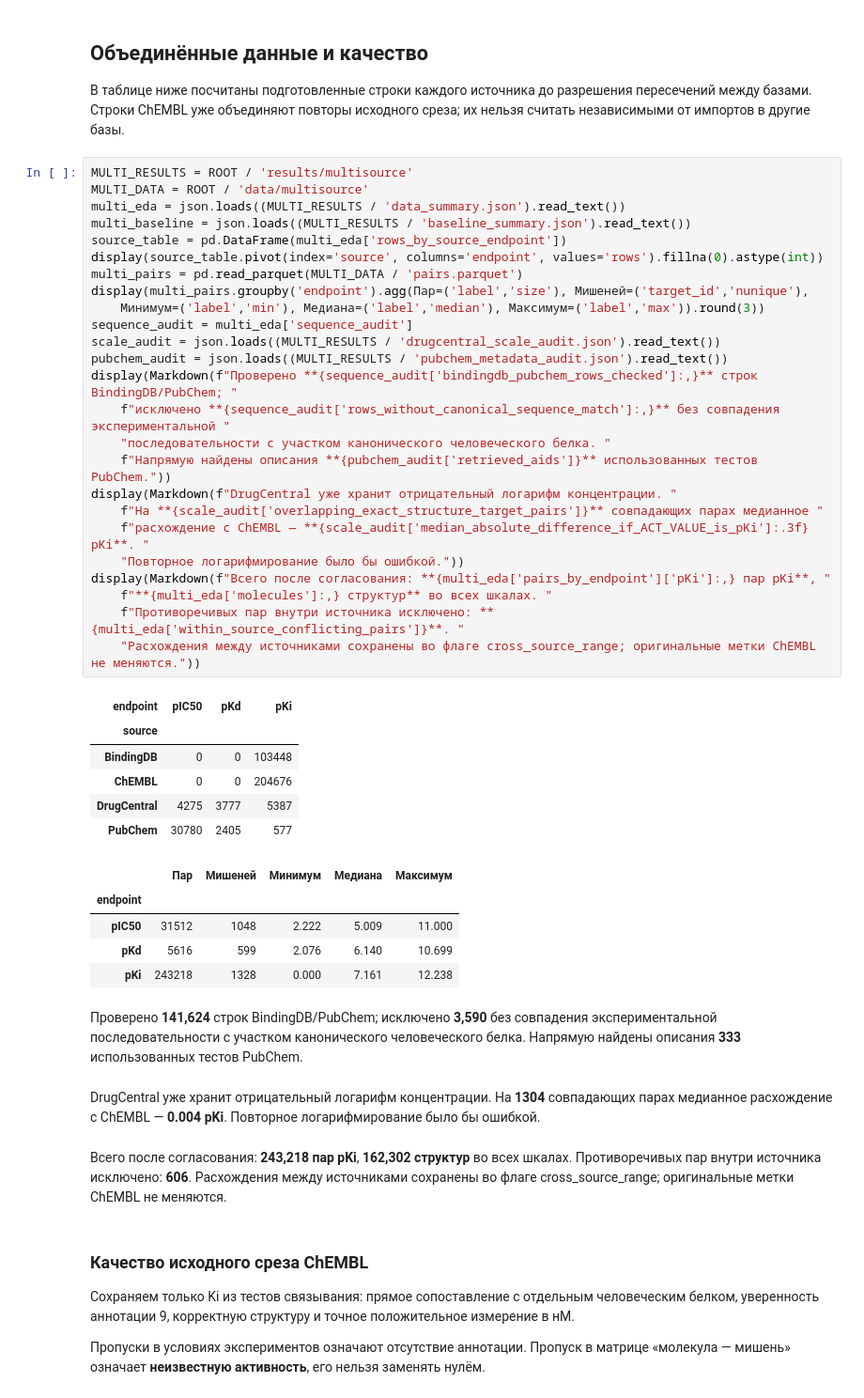
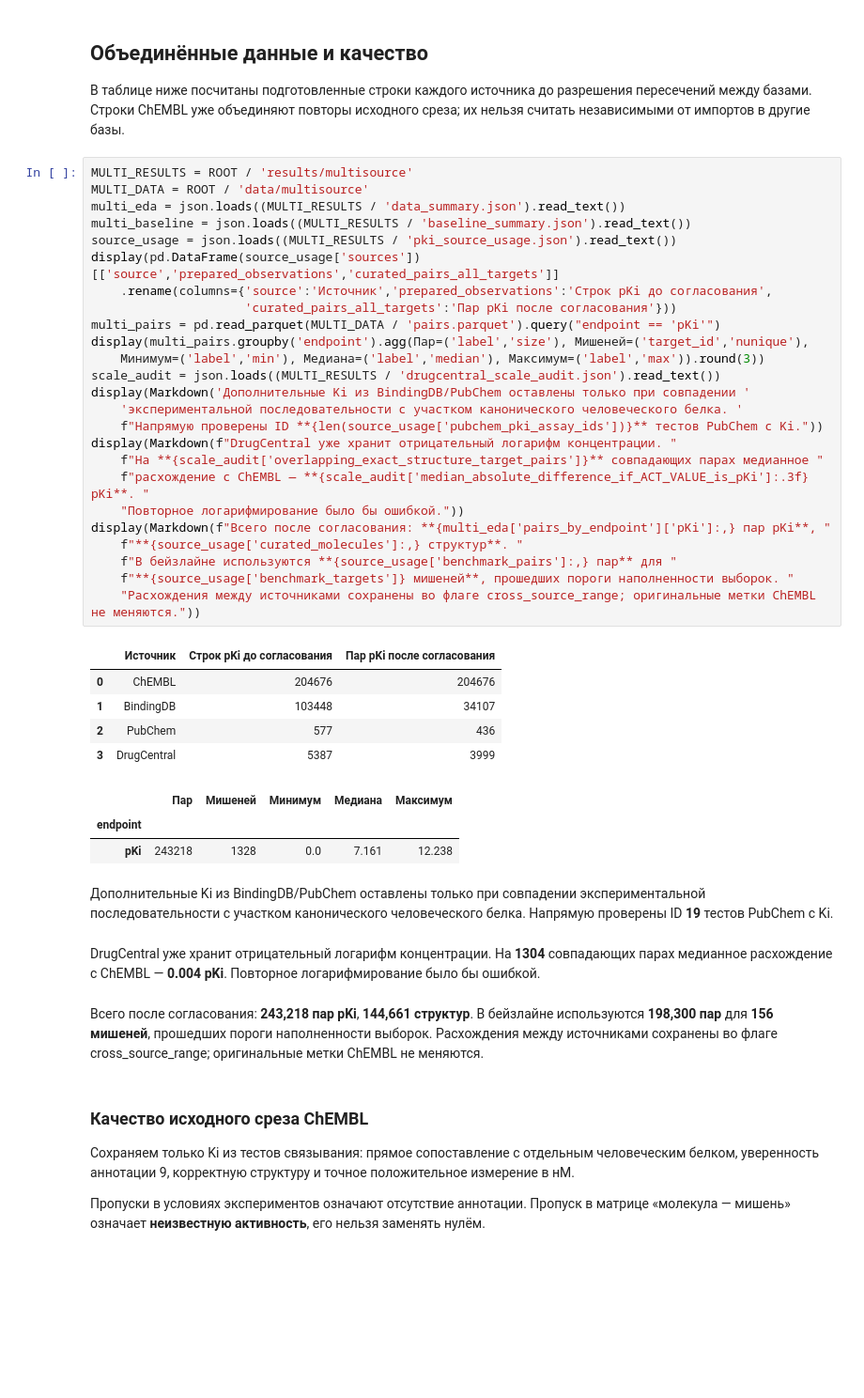
Before and after one commit to TimothyShumilov/Year_project_2026-2027_drug_repurposing, a Jupyter notebook: EDA.ipynb, the cells around one changed output. Shown at 94% size. Drawn from its saved outputs; the diff is of its cells as text; blank space fills up the shorter version.

```diff
--- a/EDA.ipynb
+++ b/EDA.ipynb
@@ -110,43 +117,40 @@ display(pd.DataFrame({'Показатель': ['Исходных измерен
 # %%
 MULTI_RESULTS = ROOT / 'results/multisource'
 MULTI_DATA = ROOT / 'data/multisource'
 multi_eda = json.loads((MULTI_RESULTS / 'data_summary.json').read_text())
 multi_baseline = json.loads((MULTI_RESULTS / 'baseline_summary.json').read_text())
-source_table = pd.DataFrame(multi_eda['rows_by_source_endpoint'])
-display(source_table.pivot(index='source', columns='endpoint', values='rows').fillna(0).astype(int))
-multi_pairs = pd.read_parquet(MULTI_DATA / 'pairs.parquet')
+source_usage = json.loads((MULTI_RESULTS / 'pki_source_usage.json').read_text())
+display(pd.DataFrame(source_usage['sources'])[['source','prepared_observations','curated_pairs_all_targets']]
+    .rename(columns={'source':'Источник','prepared_observations':'Строк pKi до согласования',
+                     'curated_pairs_all_targets':'Пар pKi после согласования'}))
+multi_pairs = pd.read_parquet(MULTI_DATA / 'pairs.parquet').query("endpoint == 'pKi'")
 display(multi_pairs.groupby('endpoint').agg(Пар=('label','size'), Мишеней=('target_id','nunique'),
     Минимум=('label','min'), Медиана=('label','median'), Максимум=('label','max')).round(3))
-sequence_audit = multi_eda['sequence_audit']
 scale_audit = json.loads((MULTI_RESULTS / 'drugcentral_scale_audit.json').read_text())
-pubchem_audit = json.loads((MULTI_RESULTS / 'pubchem_metadata_audit.json').read_text())
-display(Markdown(f"Проверено **{sequence_audit['bindingdb_pubchem_rows_checked']:,}** строк BindingDB/PubChem; "
-    f"исключено **{sequence_audit['rows_without_canonical_sequence_match']:,}** без совпадения экспериментальной "
-    "последовательности с участком канонического человеческого белка. "
-    f"Напрямую найдены описания **{pubchem_audit['retrieved_aids']}** использованных тестов PubChem."))
+display(Markdown('Дополнительные Ki из BindingDB/PubChem оставлены только при совпадении '
+    'экспериментальной последовательности с участком канонического человеческого белка. '
+    f"Напрямую проверены ID **{len(source_usage['pubchem_pki_assay_ids'])}** тестов PubChem с Ki."))
 display(Markdown(f"DrugCentral уже хранит отрицательный логарифм концентрации. "
     f"На **{scale_audit['overlapping_exact_structure_target_pairs']}** совпадающих парах медианное "
     f"расхождение с ChEMBL — **{scale_audit['median_absolute_difference_if_ACT_VALUE_is_pKi']:.3f} pKi**. "
     "Повторное логарифмирование было бы ошибкой."))
 display(Markdown(f"Всего после согласования: **{multi_eda['pairs_by_endpoint']['pKi']:,} пар pKi**, "
-    f"**{multi_eda['molecules']:,} структур** во всех шкалах. "
-    f"Противоречивых пар внутри источника исключено: **{multi_eda['within_source_conflicting_pairs']}**. "
+    f"**{source_usage['curated_molecules']:,} структур**. "
+    f"В бейзлайне используются **{source_usage['benchmark_pairs']:,} пар** для "
+    f"**{source_usage['benchmark_targets']} мишеней**, прошедших пороги наполненности выборок. "
     "Расхождения между источниками сохранены во флаге cross_source_range; оригинальные метки ChEMBL не меняются."))
 # %% [output]
-| endpoint | pIC50 | pKd | pKi |
-| source |  |  |  |
-| BindingDB | 0 | 0 | 103448 |
-| ChEMBL | 0 | 0 | 204676 |
-| DrugCentral | 4275 | 3777 | 5387 |
-| PubChem | 30780 | 2405 | 577 |
+|  | Источник | Строк pKi до согласования | Пар pKi после согласования |
+| 0 | ChEMBL | 204676 | 204676 |
+| 1 | BindingDB | 103448 | 34107 |
+| 2 | PubChem | 577 | 436 |
+| 3 | DrugCentral | 5387 | 3999 |
 |  | Пар | Мишеней | Минимум | Медиана | Максимум |
 | endpoint |  |  |  |  |  |
-| pIC50 | 31512 | 1048 | 2.222 | 5.009 | 11.000 |
-| pKd | 5616 | 599 | 2.076 | 6.140 | 10.699 |
-| pKi | 243218 | 1328 | 0.000 | 7.161 | 12.238 |
+| pKi | 243218 | 1328 | 0.0 | 7.161 | 12.238 |
-Проверено **141,624** строк BindingDB/PubChem; исключено **3,590** без совпадения экспериментальной последовательности с участком канонического человеческого белка. Напрямую найдены описания **333** использованных тестов PubChem.
+Дополнительные Ki из BindingDB/PubChem оставлены только при совпадении экспериментальной последовательности с участком канонического человеческого белка. Напрямую проверены ID **19** тестов PubChem с Ki.
 DrugCentral уже хранит отрицательный логарифм концентрации. На **1304** совпадающих парах медианное расхождение с ChEMBL — **0.004 pKi**. Повторное логарифмирование было бы ошибкой.
-Всего после согласования: **243,218 пар pKi**, **162,302 структур** во всех шкалах. Противоречивых пар внутри источника исключено: **606**. Расхождения между источниками сохранены во флаге cross_source_range; оригинальные метки ChEMBL не меняются.
+Всего после согласования: **243,218 пар pKi**, **144,661 структур**. В бейзлайне используются **198,300 пар** для **156 мишеней**, прошедших пороги наполненности выборок. Расхождения между источниками сохранены во флаге cross_source_range; оригинальные метки ChEMBL не меняются.
 # %% [markdown]
 ### Качество исходного среза ChEMBL
 
```
Also changed, not shown: parts of 6 cells of this notebook, 25 other files.
